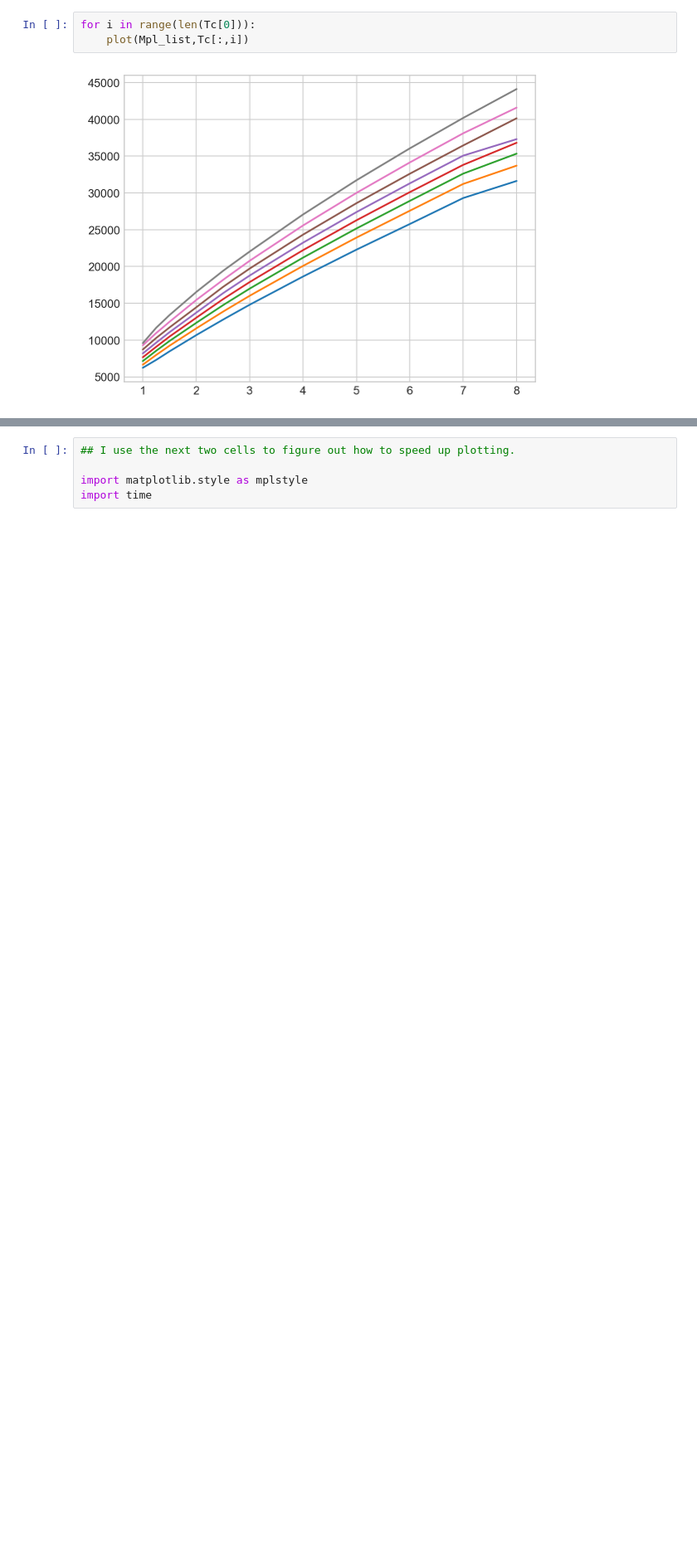
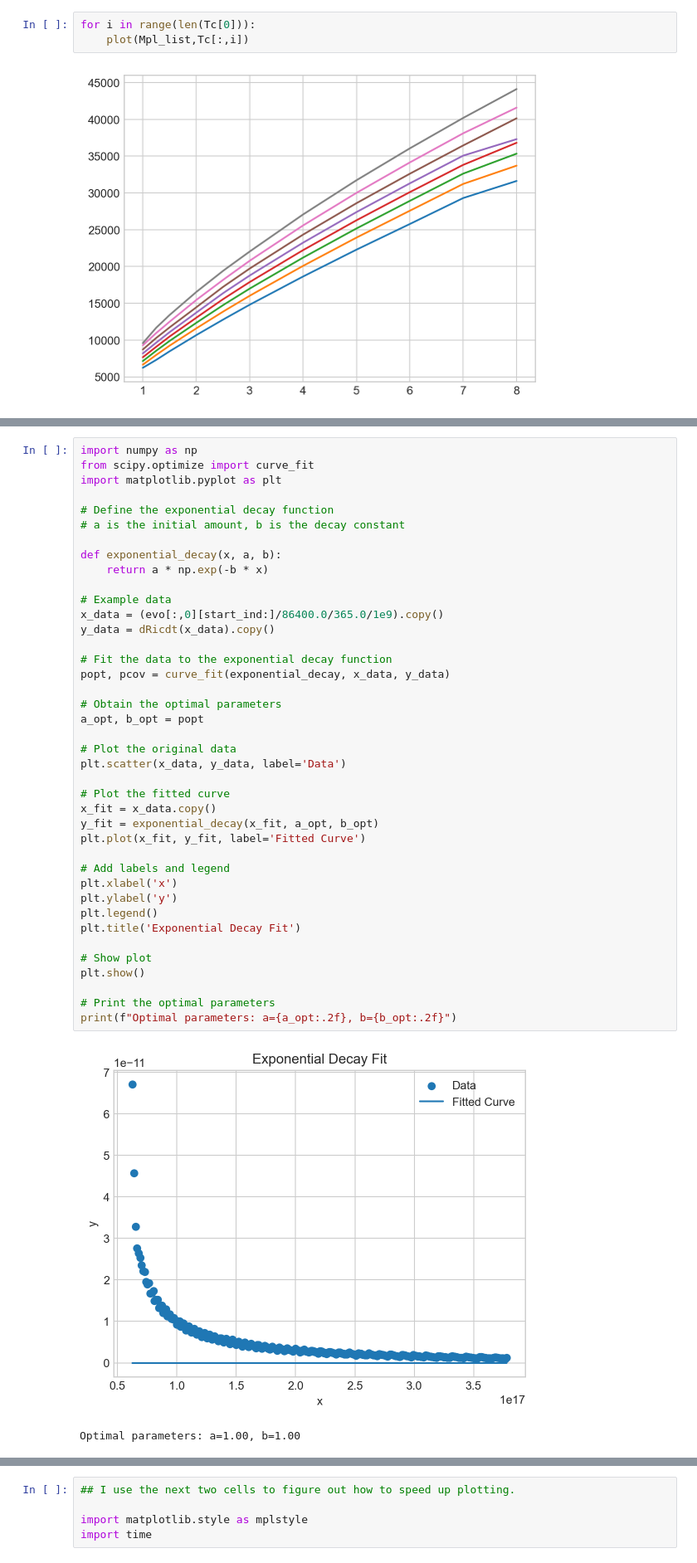
Before and after one commit to zhangjis/CMAPPER_rock, a Jupyter notebook: plot.ipynb, the cells around one changed output, grey strips where cells are left out. Shown at 83% size. Saved outputs shown, nothing was run; the diff lists cells and outputs as text; blank space fills up the shorter version.

```diff
--- a/plot.ipynb
+++ b/plot.ipynb
@@ -63,0 +241,43 @@ for i in range(len(Tc[0])):
+# %%
+import numpy as np
+from scipy.optimize import curve_fit
+import matplotlib.pyplot as plt
+
+# Define the exponential decay function
+# a is the initial amount, b is the decay constant
+
+def exponential_decay(x, a, b):
+    return a * np.exp(-b * x)
+
+# Example data
+x_data = (evo[:,0][start_ind:]/86400.0/365.0/1e9).copy()
+y_data = dRicdt(x_data).copy()
+
+# Fit the data to the exponential decay function
+popt, pcov = curve_fit(exponential_decay, x_data, y_data)
+
+# Obtain the optimal parameters
+a_opt, b_opt = popt
+
+# Plot the original data
+plt.scatter(x_data, y_data, label='Data')
+
+# Plot the fitted curve
+x_fit = x_data.copy()
+y_fit = exponential_decay(x_fit, a_opt, b_opt)
+plt.plot(x_fit, y_fit, label='Fitted Curve')
+
+# Add labels and legend
+plt.xlabel('x')
+plt.ylabel('y')
+plt.legend()
+plt.title('Exponential Decay Fit')
+
+# Show plot
+plt.show()
+
+# Print the optimal parameters
+print(f"Optimal parameters: a={a_opt:.2f}, b={b_opt:.2f}")
+# %% [output]
+[figure, added]
+Optimal parameters: a=1.00, b=1.00
```
Also changed, not shown: parts of 26 cells of this notebook, 1 other file.
